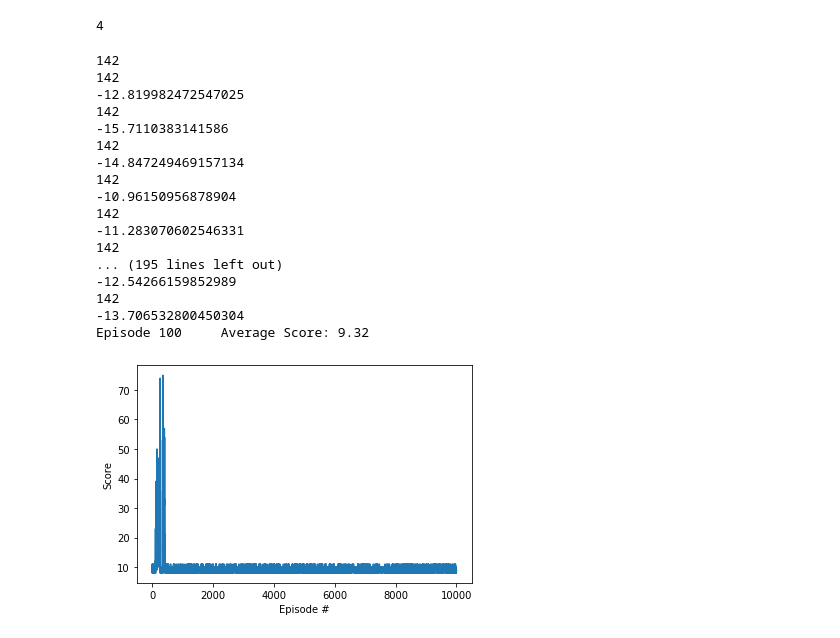
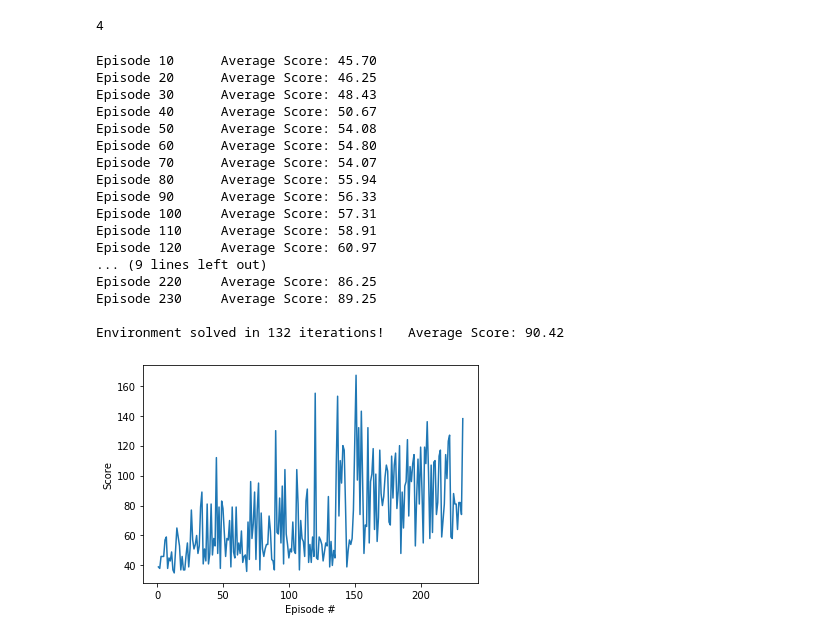
Before and after one commit to sydney-machine-learning/NeuroevolutionRL-trading, a Jupyter notebook: Policy Methods/MCMC_RL.ipynb, the cells around one changed output. Saved outputs shown, nothing was run; the diff lists cells and outputs as text; code cells hidden in the pictures.

```diff
--- a/Policy Methods/MCMC_RL.ipynb
+++ b/Policy Methods/MCMC_RL.ipynb
@@ -92,7 +92,7 @@ class Agent(nn.Module):
             if done:
                 break
 #       print(variance)
-        loss=np.mean(variance)
+        loss=np.sum(variance)
 #         print("loss=",loss)
         return loss
     def evaluate_return(self, weights, gamma=1.0, max_t=5000):
@@ -145,7 +145,7 @@ def likelihood_func(sigma,gamma, max_t,w, tausq,n_iterations,loss):
 # %%
 from sklearn.preprocessing import normalize
 
-def cem(n_iterations=100, max_t=200, gamma=1, print_every=10, pop_size=50, elite_frac=0.3, sigma=0.5):
+def cem(n_iterations=10, max_t=200, gamma=1, print_every=10, pop_size=50, elite_frac=0.3, sigma=0.5):
     """PyTorch implementation of the cross-entropy method.
 
     Params
@@ -233,8 +233,8 @@ def cem(n_iterations=100, max_t=200, gamma=1, print_every=10, pop_size=50, elite
         diff_likelihood = likelihood_proposal - likelihood/n_iterations
 
         diff_priorliklihood = prior_prop - prior_likelihoo
-#         print(prior_prop,prior_likelihoo)
-        print(diff_likelihood+diff_priorliklihood)
+        print(diff_priorliklihood,diff_likelihood)
+#         print(diff_likelihood+diff_priorliklihood)
 
 #         print("sum= ",diff_likelihood)
 
@@ -261,60 +261,57 @@ def cem(n_iterations=100, max_t=200, gamma=1, print_every=10, pop_size=50, elite
             print('Episode {}\tAverage Score: {:.2f}'.format(i_iteration, np.mean(scores_deque)))
 
         if np.mean(scores_deque)>=90.0:
             print('\nEnvironment solved in {:d} iterations!\tAverage Score: {:.2f}'.format(i_iteration-100, np.mean(scores_deque)))
             break
     return scores
 
 
 #         elite_idxs = rewards.argsort()[-n_elite:]
 #         elite_weights = [weights_pop[i] for i in elite_idxs]
 #         best_weight = np.array(elite_weights).mean(axis=0)
 
 #         reward = agent.evaluate(best_weight, gamma=1.0)
 #         scores_deque.append(reward)
 #         scores.append(reward)
 
 #         torch.save(agent.state_dict(), 'checkpoint.pth')
 
 #         if i_iteration % print_every == 0:
 #             print('Episode {}\tAverage Score: {:.2f}'.format(i_iteration, np.mean(scores_deque)))
 
 #         if np.mean(scores_deque)>=90.0:
 #             print('\nEnvironment solved in {:d} iterations!\tAverage Score: {:.2f}'.format(i_iteration-100, np.mean(scores_deque)))
 #             break
 #     return scores
 
 scores = cem()
 
 # # plot the scores
-#
+fig = plt.figure()
+ax = fig.add_subplot(111)
+plt.plot(np.arange(1, len(scores)+1), scores)
+plt.ylabel('Score')
+plt.xlabel('Episode #')
+plt.show()
 # %% [output]
-142
-142
--12.819982472547025
-142
--15.7110383141586
-142
--14.847249469157134
-142
--10.96150956878904
-142
--11.283070602546331
-142
-... (195 lines left out)
--12.54266159852989
-142
--13.706532800450304
-Episode 100     Average Score: 9.32
+Episode 10      Average Score: 45.70
+Episode 20      Average Score: 46.25
+Episode 30      Average Score: 48.43
+Episode 40      Average Score: 50.67
+Episode 50      Average Score: 54.08
+Episode 60      Average Score: 54.80
+Episode 70      Average Score: 54.07
+Episode 80      Average Score: 55.94
+Episode 90      Average Score: 56.33
+Episode 100     Average Score: 57.31
+Episode 110     Average Score: 58.91
+Episode 120     Average Score: 60.97
+... (9 lines left out)
+Episode 220     Average Score: 86.25
+Episode 230     Average Score: 89.25
+
+Environment solved in 132 iterations!   Average Score: 90.42
+[figure, added]
-# %%
-fig = plt.figure()
-ax = fig.add_subplot(111)
-plt.plot(np.arange(1, len(scores)+1), scores)
-plt.ylabel('Score')
-plt.xlabel('Episode #')
-plt.show()
-# %% [output]
-[figure, removed]
 # %%
 # load the weights from file
 agent.load_state_dict(torch.load('checkpoint.pth'))
```
Also changed, not shown: parts of 1 cell of this notebook.
